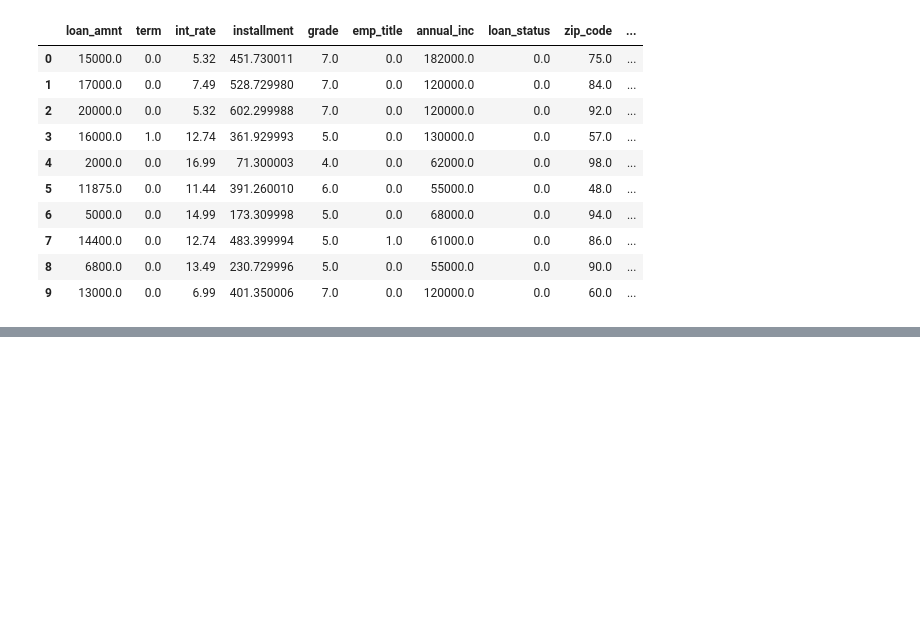
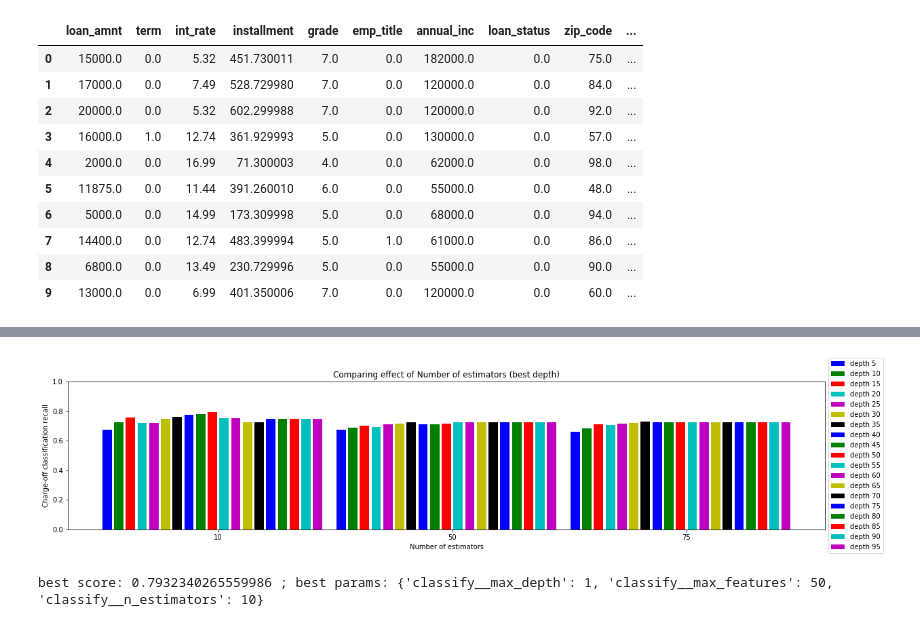
Before and after one commit to aberenyi73/machine-learning, a Jupyter notebook: projects/capstone/Process Input 4.ipynb, the cells around one changed output, grey strips where cells are left out. Cells and saved outputs as stored; diff of their text form; code cells hidden in the pictures; blank space fills up the shorter version.

```diff
--- a/projects/capstone/Process Input 4.ipynb
+++ b/projects/capstone/Process Input 4.ipynb
@@ -255,34 +181,26 @@ import numpy as np
 import matplotlib.pyplot as plt
 from sklearn.model_selection import GridSearchCV
 from sklearn.pipeline import Pipeline
-from sklearn.svm import LinearSVC
-from sklearn.svm import SVC
 from sklearn.tree import DecisionTreeClassifier
 from sklearn.ensemble import RandomForestClassifier
 
-from sklearn.decomposition import PCA, NMF
-from sklearn.feature_selection import SelectKBest, chi2
 
 pipe = Pipeline([
-    ('reduce_dim', PCA()),
     ('classify', RandomForestClassifier(criterion='entropy', class_weight='balanced', random_state=7,
                                         max_depth=3))
 ])
 
-N_FEATURES_OPTIONS = [3, 10, 20, 30]
-
-MAX_DEPTH_OPTIONS= [2, 3, 4]
-N_ESTIMATORS_OPTIONS = [50, 75]
+MAX_FEATURES_OPTIONS = range(5, 100, 5)
+MAX_DEPTH_OPTIONS= [1, 2, 3, 5, 10]
+N_ESTIMATORS_OPTIONS = [10, 50, 75]
 
 param_grid = [
     {
-        'reduce_dim': [SelectKBest()],
-        'reduce_dim__k': N_FEATURES_OPTIONS,
         'classify__max_depth': MAX_DEPTH_OPTIONS,
-        'classify__n_estimators': N_ESTIMATORS_OPTIONS
-
+        'classify__n_estimators': N_ESTIMATORS_OPTIONS,
+        'classify__max_features': MAX_FEATURES_OPTIONS,
     },
 ]
 
-grid = GridSearchCV(pipe, cv=3, n_jobs=1, param_grid=param_grid, scoring='recall')
+grid = GridSearchCV(pipe, cv=3, n_jobs=4, param_grid=param_grid, scoring='recall')
 grid.fit(X_train, y_train)
@@ -289,22 +210,25 @@ grid.fit(X_train, y_train)
 # %%
-depth_labels = ['n_feat=2', 'n_feat=3', 'n_feat=4'] #['1', '2', '3', '4']
+depth_labels = ['depth ' + str(s) for s in MAX_FEATURES_OPTIONS]
+reducer_labels = MAX_DEPTH_OPTIONS
 
 mean_scores = np.array(grid.cv_results_['mean_test_score'])
 # scores are in the order of param_grid iteration, which is alphabetical
-mean_scores = mean_scores.reshape(len(MAX_DEPTH_OPTIONS), -1, len(N_FEATURES_OPTIONS))
+mean_scores = mean_scores.reshape(len(MAX_DEPTH_OPTIONS), -1, len(N_ESTIMATORS_OPTIONS))
 # select score for best K
 mean_scores = mean_scores.max(axis=0)
 bar_offsets = (np.arange(len(N_ESTIMATORS_OPTIONS)) *
-               (len(reducer_labels) + 1) + .5)
+               (len(depth_labels) + 1) + .5)
 
-plt.figure();
-COLORS = 'bgrcmyk'
+plt.figure(figsize=(20,4));
+COLORS = 'bgrcmykbgrcmykbgrcmykbgrcmykbgrcmyk'
 for i, (label, depth_scores) in enumerate(zip(depth_labels, mean_scores)):
     plt.bar(bar_offsets + i, depth_scores, label=label, color=COLORS[i])
 
 plt.title("Comparing effect of Number of estimators (best depth)")
 plt.xlabel('Number of estimators')
 plt.xticks(bar_offsets + len(depth_labels) / 2, N_ESTIMATORS_OPTIONS)
 plt.ylabel('Charge-off classification recall')
 plt.ylim((0, 1))
-plt.legend(loc='upper left');
+plt.legend(loc='center left', bbox_to_anchor=(1, 0.5));
+# %% [output]
+[figure, added]
@@ -321,0 +235,4 @@ mean_scores.max(axis=0)
+# %%
+print("best score:", grid.best_score_, "; best params:", grid.best_params_)
+# %% [output]
+best score: 0.7932340265559986 ; best params: {'classify__max_depth': 1, 'classify__max_features': 50, 'classify__n_estimators': 10}
```
Also changed, not shown: parts of 34 cells of this notebook, 41 other files.
